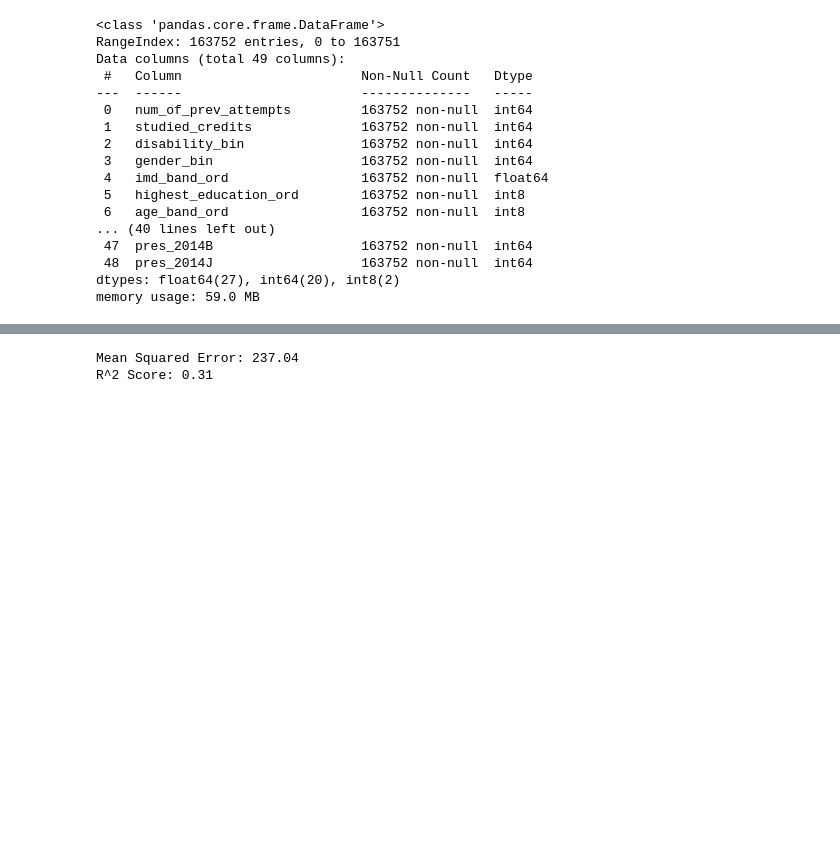
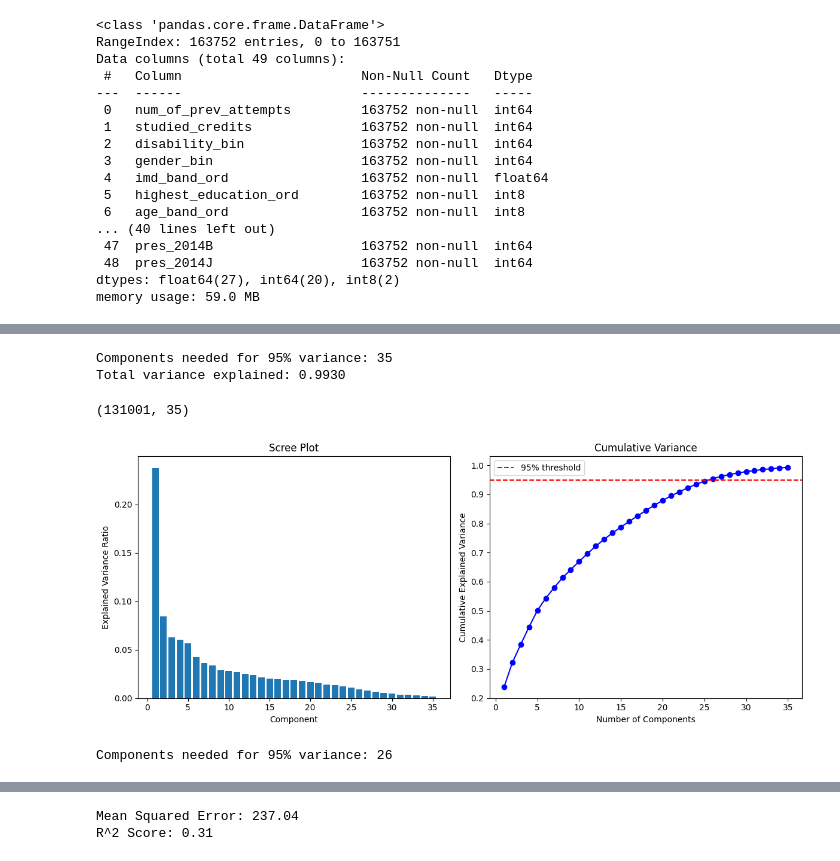
Before and after one commit to Seif-3mk-hassan/ML-project, a Jupyter notebook: try_features.ipynb, the cells around one changed output, grey strips where cells are left out. Saved outputs shown, nothing was run; the diff lists cells and outputs as text; code cells hidden in the pictures; blank space fills up the shorter version.

```diff
--- a/try_features.ipynb
+++ b/try_features.ipynb
@@ -81 +70,5 @@ Index(['num_of_prev_attempts', 'imd_band_ord', 'highest_education_ord',
       dtype='object')
+# %%
+
+from sklearn.model_selection import train_test_split
+X_train, X_test, y_train, y_test = train_test_split(X_raw, y, test_size=0.2, random_state=42)
@@ -82,3 +80,50 @@ Index(['num_of_prev_attempts', 'imd_band_ord', 'highest_education_ord',
+# %%
+from sklearn.decomposition import PCA
+# Keep 95% of total variance
+pca = PCA(n_components=35, svd_solver='full')
+X_train_pca = pca.fit_transform(X_train_scaled)
+X_test_pca = pca.transform(X_test_scaled)
+
+print(f"Components needed for 95% variance: {pca.n_components_}")
+print(f"Total variance explained: {pca.explained_variance_ratio_.sum():.4f}")
+# %% [output]
+Components needed for 95% variance: 35
+Total variance explained: 0.9930
+# %%
+X_train_pca.shape
+# %% [output]
+(131001, 35)
+# %%
+# Plot explained variance
+plt.figure(figsize=(12, 5))
+
+# Plot 1: Individual variance
+plt.subplot(1, 2, 1)
+plt.bar(range(1, len(pca.explained_variance_ratio_) + 1),
+        pca.explained_variance_ratio_)
+plt.xlabel('Component')
+plt.ylabel('Explained Variance Ratio')
+plt.title('Scree Plot')
+
+# Plot 2: Cumulative variance
+plt.subplot(1, 2, 2)
+cumulative = np.cumsum(pca.explained_variance_ratio_)
+plt.plot(range(1, len(cumulative) + 1), cumulative, 'bo-')
+plt.axhline(y=0.95, color='r', linestyle='--', label='95% threshold')
+plt.xlabel('Number of Components')
+plt.ylabel('Cumulative Explained Variance')
+plt.title('Cumulative Variance')
+plt.legend()
+
+plt.tight_layout()
+plt.show()
+
+# Find number of components for 95% variance
+n_95 = np.argmax(cumulative >= 0.95) + 1
+print(f"Components needed for 95% variance: {n_95}")
+# %% [output]
+[figure, added]
+Components needed for 95% variance: 26
 # %%
 x_new = X_raw[selected_features]
 x_new.head()
```
Also changed, not shown: parts of 14 cells of this notebook, 16 other files.
